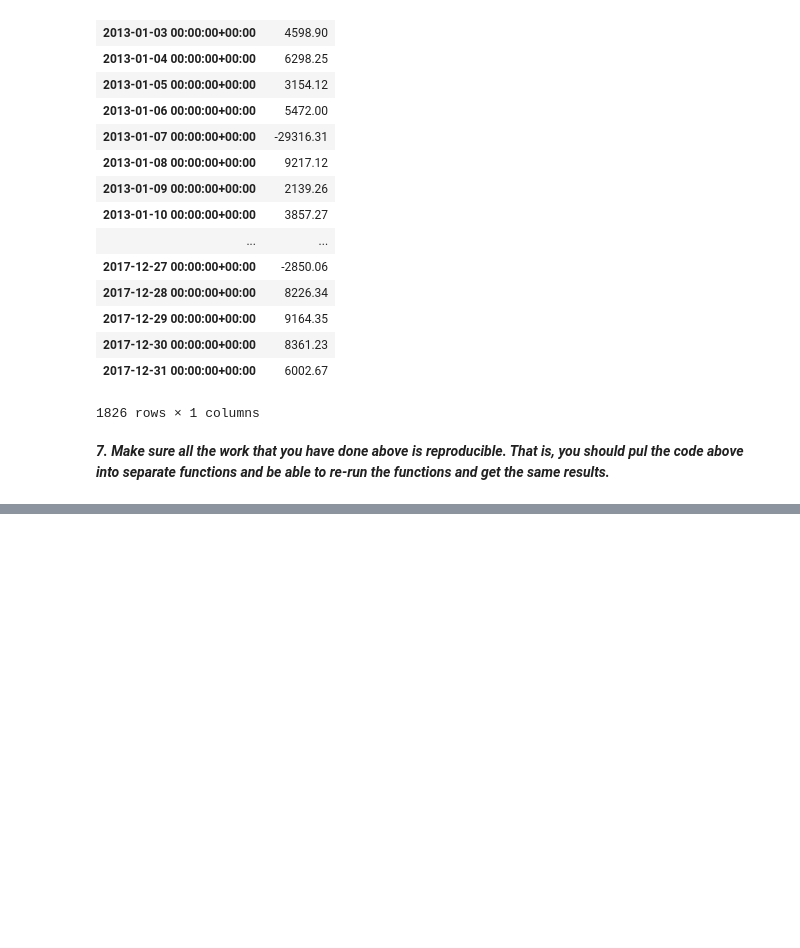
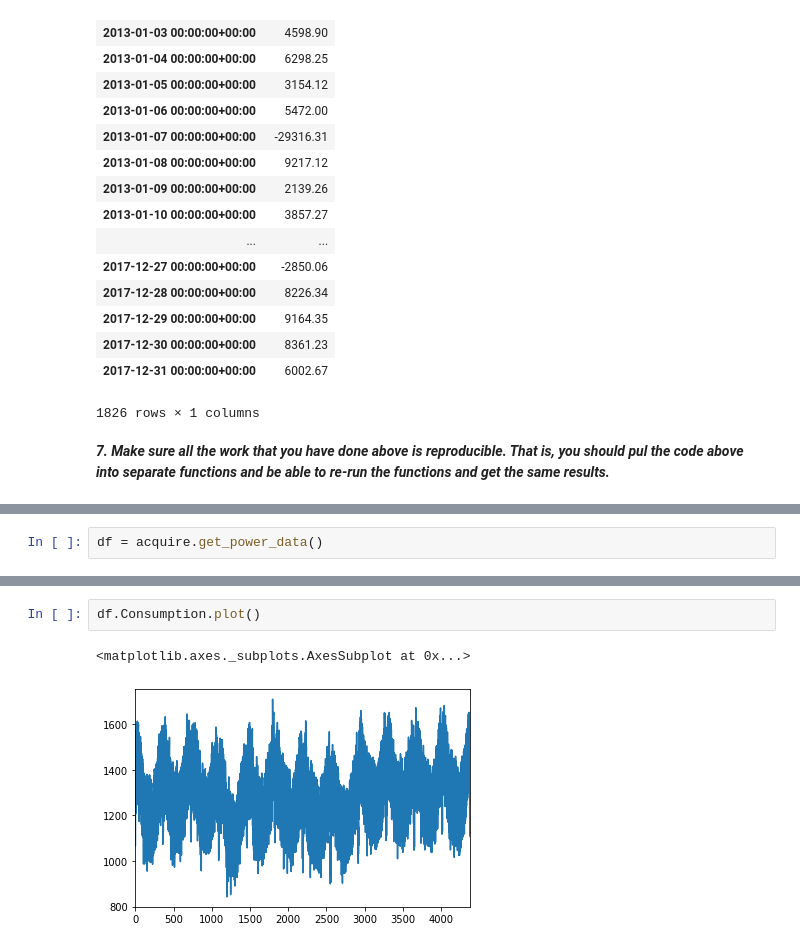
Before and after one commit to SaraPena/ds-methodologies-exercises, a Jupyter notebook: time_series/prepare-exercises.ipynb, the cells around one changed output, grey strips where cells are left out. Saved outputs shown, nothing was run; the diff lists cells and outputs as text; blank space fills up the shorter version.

```diff
--- a/time_series/prepare-exercises.ipynb
+++ b/time_series/prepare-exercises.ipynb
@@ -231,0 +238,2 @@ by_date[['sales_total']].resample('D').sum().diff()
+# %%
+df = acquire.get_power_data()
@@ -231,0 +298,5 @@ by_date[['sales_total']].resample('D').sum().diff()
+# %%
+df.Consumption.plot()
+# %% [output]
+<matplotlib.axes._subplots.AxesSubplot at 0x...>
+[figure, added]
```
Also changed, not shown: parts of 27 cells of this notebook.
